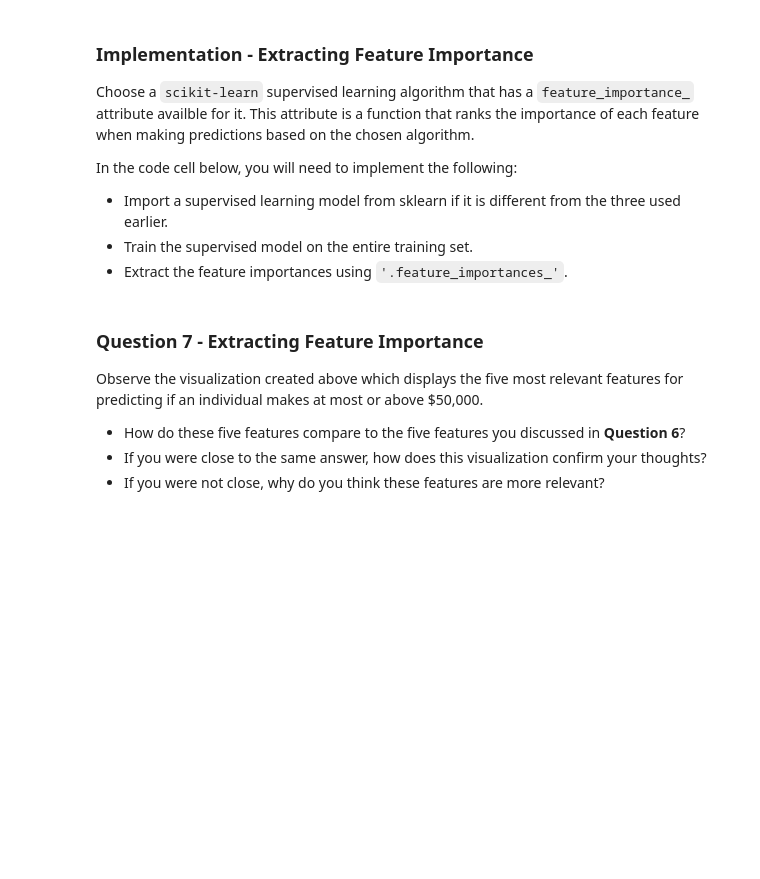
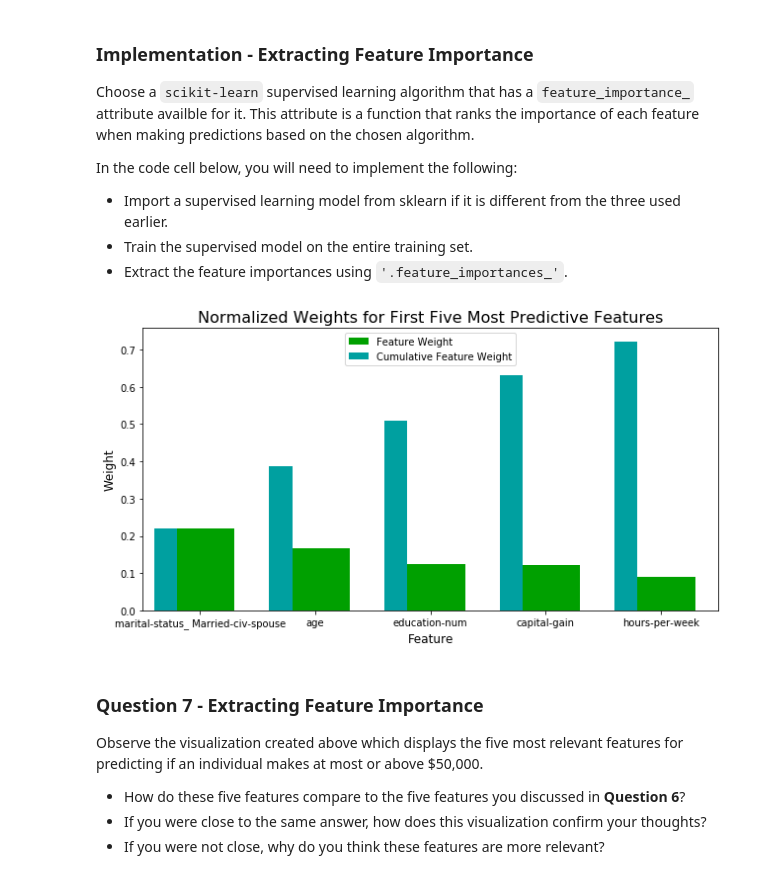
Before and after one commit to August-K-Y/MachineLearningNanoDegree, a Jupyter notebook: projects/finding_donors/finding_donors.ipynb, the cells around one changed output. Drawn from its saved outputs; the diff is of its cells as text; code cells hidden in the pictures; blank space fills up the shorter version.

```diff
--- a/projects/finding_donors/finding_donors.ipynb
+++ b/projects/finding_donors/finding_donors.ipynb
@@ -593,16 +610,18 @@ In the code cell below, you will need to implement the following:
  - Extract the feature importances using `'.feature_importances_'`.
 # %%
 # TODO: Import a supervised learning model that has 'feature_importances_'
-
-
+from sklearn.tree import DecisionTreeClassifier
+clf = DecisionTreeClassifier()
 # TODO: Train the supervised model on the training set using .fit(X_train, y_train)
-model = None
+model = clf.fit(X_train, y_train)
 
 # TODO: Extract the feature importances using .feature_importances_
-importances = None
+importances = clf.feature_importances_
 
 # Plot
 vs.feature_plot(importances, X_train, y_train)
+# %% [output]
+[figure, added]
 # %% [markdown]
 ### Question 7 - Extracting Feature Importance
 
```
Also changed, not shown: parts of 4 cells of this notebook.
